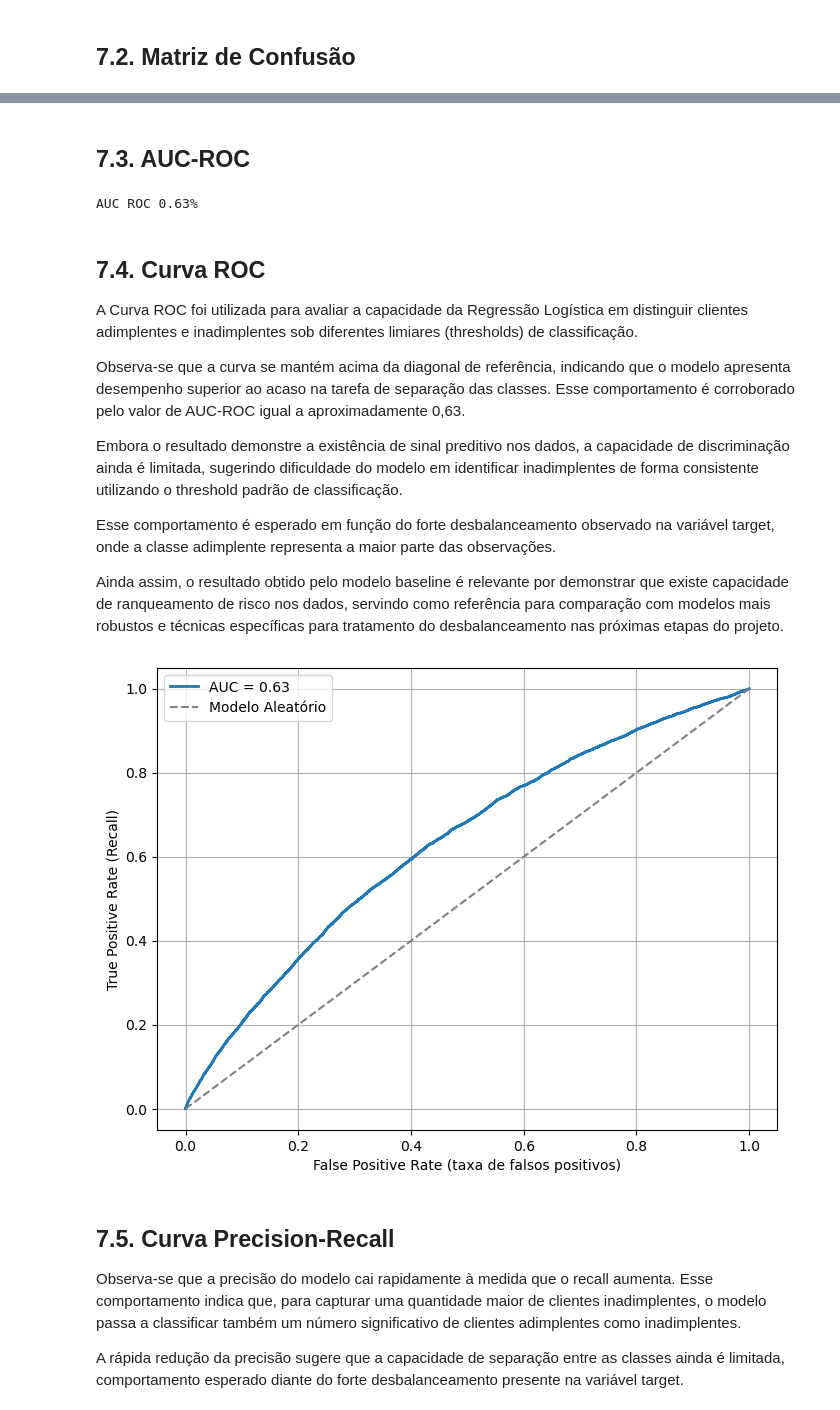
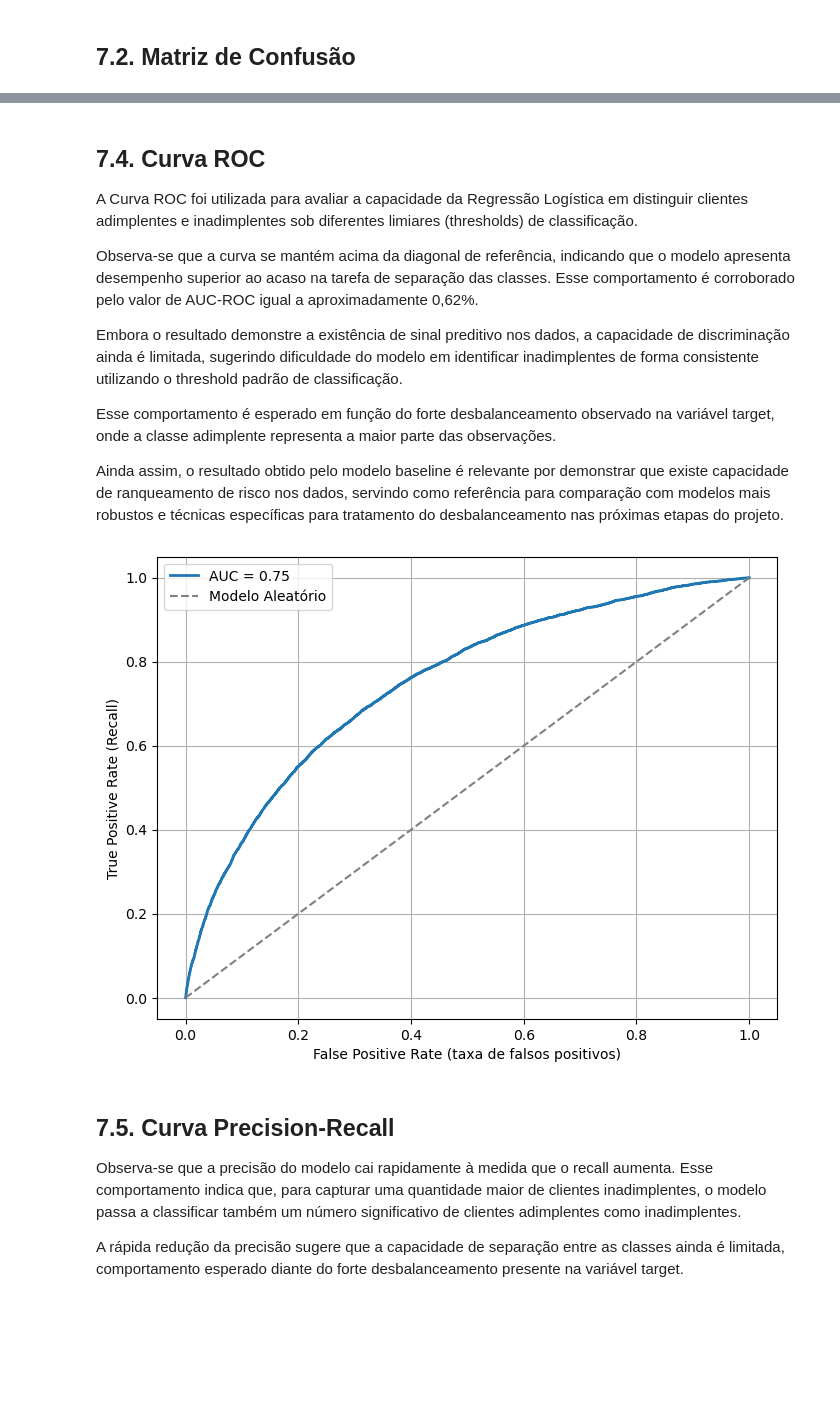
Before and after one commit to Rd-Brito13/Credit-Risk, a Jupyter notebook: notebook/03_modelo_baseline.ipynb, the cells around one changed output, grey strips where cells are left out. Saved outputs shown, nothing was run; the diff lists cells and outputs as text; code cells hidden in the pictures; blank space fills up the shorter version.

Commit message:
finalização do notebook 03_modelo_baseline, agora iremos começar a construção do notebook 04_modelos_avançados.

```diff
--- a/notebook/03_modelo_baseline.ipynb
+++ b/notebook/03_modelo_baseline.ipynb
@@ -93,3 +183,3 @@ Os dados são divididos em conjuntos de treino e teste, permitiindo avaliar o de
 # %%
 # DIVIDINDO OS DADOS EM TREINO E TEST (30% PARA TESTE), random_state = 0 e shuffle (embaralhamento = Verdadeiro)
-x_treino, x_teste, y_treino, y_teste = train_test_split(features_processed, target_processed_corrigido, shuffle = True, test_size = 0.3, random_state  = 0, stratify = target_processed_corrigido)
+x_treino, x_teste, y_treino, y_teste = train_test_split(features, target_corrigido, shuffle = True, test_size = 0.3, random_state  = 0, stratify = target_corrigido)
@@ -102,8 +186,9 @@ Além de serviv como referência de desempenho para futuras abordagens, o modelo
 # %%
-# MODELO INICIAL
-modelo = LogisticRegression(
-    max_iter = 1500,
-    random_state = 0
-)
-modelo.fit(x_treino, y_treino)
+# TREINANDO E TRANSFORMANDO A BASE DE TREINO
+x_treino_transformado = pipeline_finalizado.fit_transform(x_treino)
+# TRANSFORMANDO A BASE DE TESTE
+x_teste_transformado = pipeline_finalizado.transform(x_teste)
+
+print(f'Treino pronto para o Baseline: {x_treino_transformado.shape}')
+print(f'Teste pronto para o Baseline: {x_teste_transformado.shape}')
 # %% [output]
@@ -118,0 +203,5 @@ LogisticRegression(max_iter=1500, random_state=0)
+# %%
+# CRIA O MODELO BASELINE
+modelo_baseline = LogisticRegression(max_iter = 1000, random_state = 0)
+# TREINA O MODELO COM OS DADOS DE TREINO TRANSFORMADO PELO PIPELINE
+modelo_baseline.fit(x_treino_transformado, y_treino)
@@ -134,0 +214,7 @@ probabilidade das previsões: [0.07996057 0.10403316 0.0603419  ... 0.03016542 0
+# %%
+# AQUI REALIZA AS PREVISÕES FEITAS PELO MODELO, UTILIZANDO AS FEATURE DE TESTE JÁ TRANSFORMADAS PELO PIPELINE
+previsoes_baseline = modelo_baseline.predict(x_teste_transformado)
+# REALIZANDO AS PREVISÕES DA PROBABILIDADE
+probabilidade_baseline = modelo_baseline.predict_proba(x_teste_transformado)[:,1]
+print(previsoes_baseline)
+print(probabilidade_baseline)
@@ -161,10 +260,3 @@ print(confusion_matrix(y_teste, previsoes_modelo))
-# %% [markdown]
-## 7.3. AUC-ROC
-# %%
-# PORCENTEGEM DO AUC ROC
-print('AUC ROC {:.2f}%'.format(roc_auc_score(y_teste, probabilidade_modelo)))
-# %% [output]
-AUC ROC 0.63%
 # %% [markdown]
 ## 7.4. Curva ROC
 
@@ -175,7 +267,7 @@ distinguir clientes adimplentes e inadimplentes sob diferentes limiares
 Observa-se que a curva se mantém acima da diagonal de referência, indicando que
 o modelo apresenta desempenho superior ao acaso na tarefa de separação das classes.
 Esse comportamento é corroborado pelo valor de AUC-ROC igual a aproximadamente
-0,63.
+0,62%.
 
 Embora o resultado demonstre a existência de sinal preditivo nos dados, a capacidade
 de discriminação ainda é limitada, sugerindo dificuldade do modelo em identificar
@@ -190,26 +282,26 @@ comparação com modelos mais robustos e técnicas específicas para tratamento
 desbalanceamento nas próximas etapas do projeto.
 # %%
 # CURVA ROC PARA ENTENDER A CAPACIDADE DE SEPARAÇÃO DAS CLASSES PELO MODELO
-fpr, tpr, thresholds = roc_curve(y_teste, probabilidade_modelo)
-auc = roc_auc_score(y_teste, probabilidade_modelo)
+fpr, tpr, thresholds = roc_curve(y_teste, probabilidade_baseline)
+auc = roc_auc_score(y_teste, probabilidade_baseline)
 
 plt.figure(figsize=(8,6))
 plt.plot(fpr, tpr, label = f'AUC = {auc:.2f}', linewidth = 2)
 
 plt.plot([0,1],
         [0,1],
         linestyle = '--',
         color = 'gray',
         label = 'Modelo Aleatório')
 
 plt.xlabel('False Positive Rate (taxa de falsos positivos)')
 plt.ylabel('True Positive Rate (Recall)')
 plt.legend()
 plt.grid(True)
 
 plt.show()
 # %% [output]
-[figure, old version]
+[figure, new version]
 # %% [markdown]
 ## 7.5. Curva Precision-Recall
 
```
Also changed, not shown: parts of 29 cells of this notebook, 3 other files.
